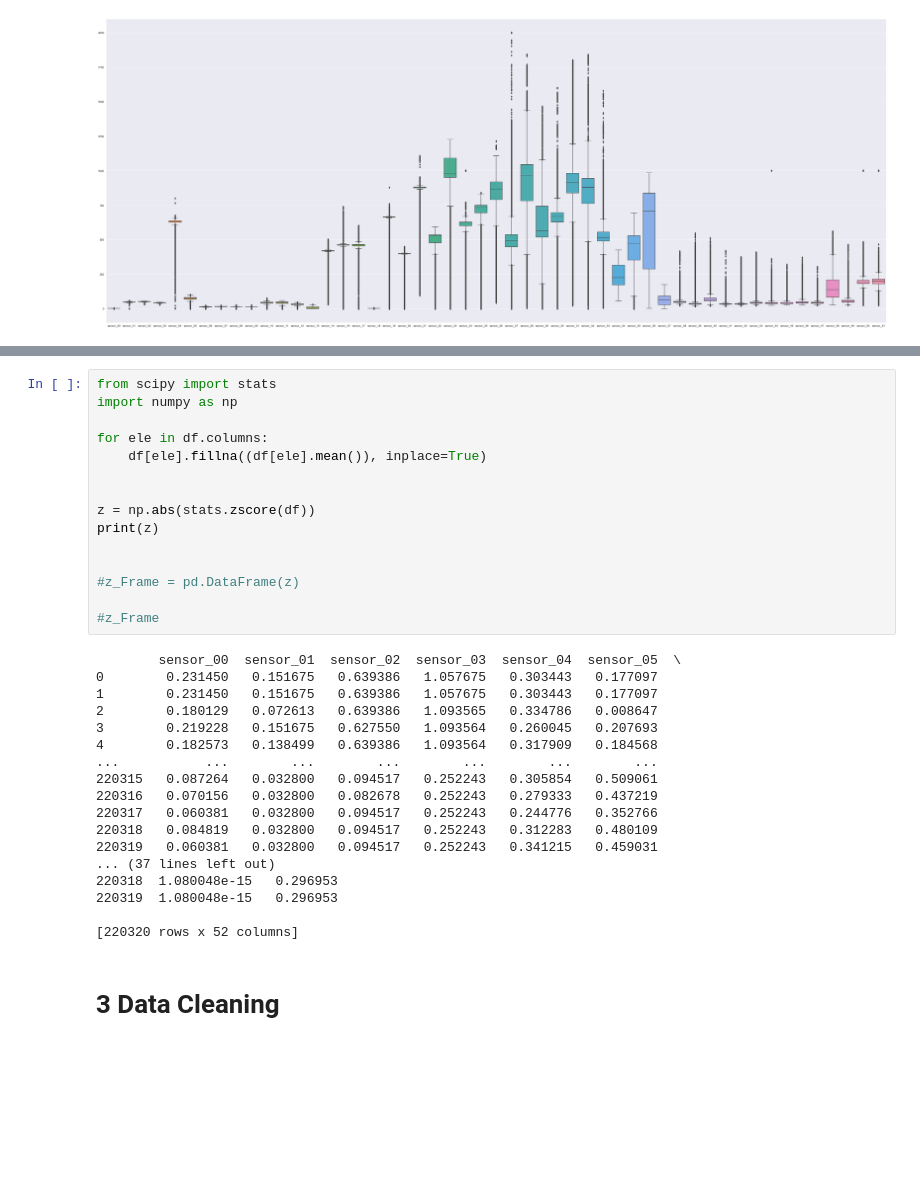
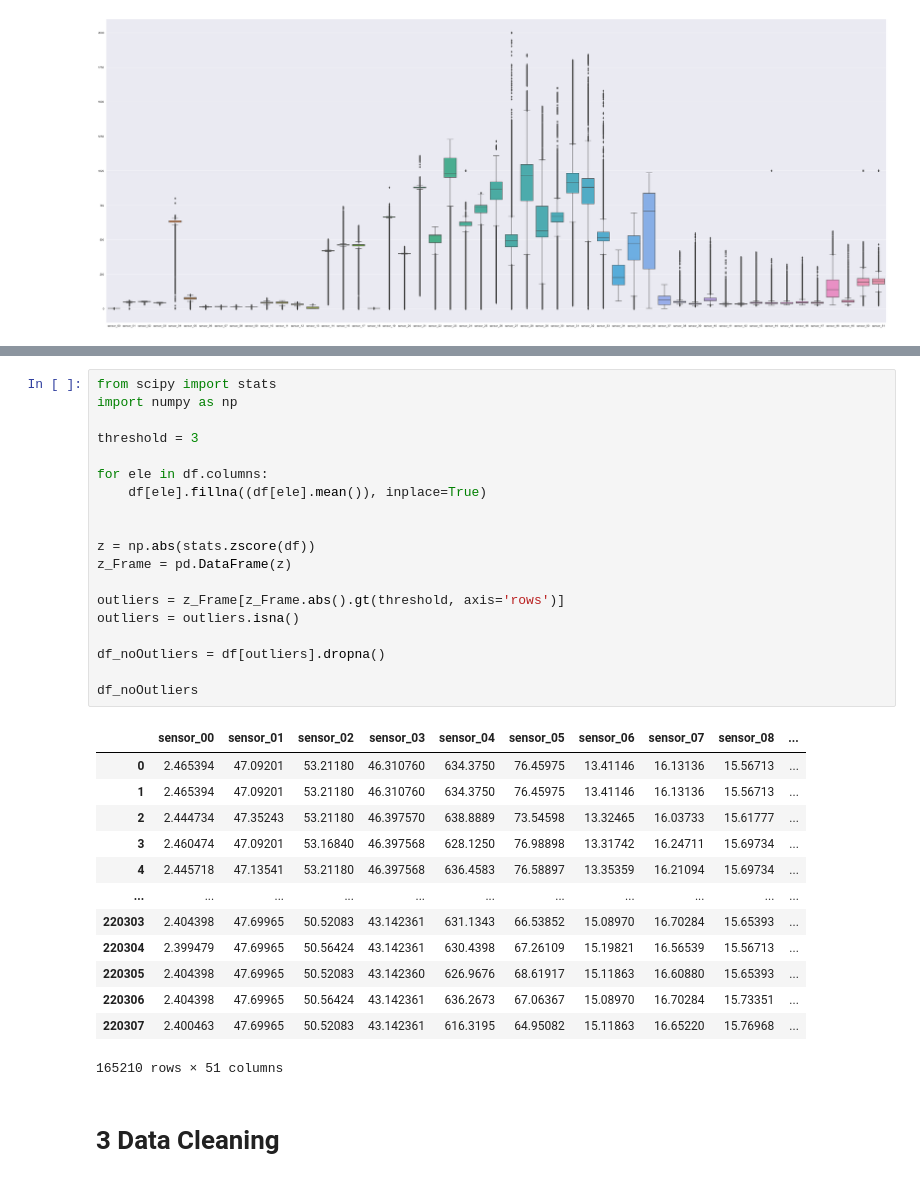
Before and after one commit to nils12344/PythonAdvancedGruppeD, a Jupyter notebook: Projekt Gruppe D.ipynb, the cells around one changed output, grey strips where cells are left out. Saved outputs shown, nothing was run; the diff lists cells and outputs as text; blank space fills up the shorter version.

Commit message:
Outlier detection and removal

```diff
--- a/Projekt Gruppe D.ipynb
+++ b/Projekt Gruppe D.ipynb
@@ -188,36 +188,36 @@ memory usage: 87.4 MB
 # %%
 from scipy import stats
 import numpy as np
+
+threshold = 3
 
 for ele in df.columns:
     df[ele].fillna((df[ele].mean()), inplace=True)
 
 
 z = np.abs(stats.zscore(df))
-print(z)
+z_Frame = pd.DataFrame(z)
 
+outliers = z_Frame[z_Frame.abs().gt(threshold, axis='rows')]
+outliers = outliers.isna()
 
-#z_Frame = pd.DataFrame(z)
+df_noOutliers = df[outliers].dropna()
 
-#z_Frame
+df_noOutliers
 # %% [output]
+|  | sensor_00 | sensor_01 | sensor_02 | sensor_03 | sensor_04 | sensor_05 | sensor_06 | sensor_07 | sensor_08 | ... |
+| 0 | 2.465394 | 47.09201 | 53.21180 | 46.310760 | 634.3750 | 76.45975 | 13.41146 | 16.13136 | 15.56713 | ... |
+| 1 | 2.465394 | 47.09201 | 53.21180 | 46.310760 | 634.3750 | 76.45975 | 13.41146 | 16.13136 | 15.56713 | ... |
+| 2 | 2.444734 | 47.35243 | 53.21180 | 46.397570 | 638.8889 | 73.54598 | 13.32465 | 16.03733 | 15.61777 | ... |
+| 3 | 2.460474 | 47.09201 | 53.16840 | 46.397568 | 628.1250 | 76.98898 | 13.31742 | 16.24711 | 15.69734 | ... |
+| 4 | 2.445718 | 47.13541 | 53.21180 | 46.397568 | 636.4583 | 76.58897 | 13.35359 | 16.21094 | 15.69734 | ... |
+| ... | ... | ... | ... | ... | ... | ... | ... | ... | ... | ... |
+| 220303 | 2.404398 | 47.69965 | 50.52083 | 43.142361 | 631.1343 | 66.53852 | 15.08970 | 16.70284 | 15.65393 | ... |
+| 220304 | 2.399479 | 47.69965 | 50.56424 | 43.142361 | 630.4398 | 67.26109 | 15.19821 | 16.56539 | 15.56713 | ... |
+| 220305 | 2.404398 | 47.69965 | 50.52083 | 43.142360 | 626.9676 | 68.61917 | 15.11863 | 16.60880 | 15.65393 | ... |
+| 220306 | 2.404398 | 47.69965 | 50.56424 | 43.142361 | 636.2673 | 67.06367 | 15.08970 | 16.70284 | 15.73351 | ... |
+| 220307 | 2.400463 | 47.69965 | 50.52083 | 43.142361 | 616.3195 | 64.95082 | 15.11863 | 16.65220 | 15.76968 | ... |
-        sensor_00  sensor_01  sensor_02  sensor_03  sensor_04  sensor_05  \
-0        0.231450   0.151675   0.639386   1.057675   0.303443   0.177097
-1        0.231450   0.151675   0.639386   1.057675   0.303443   0.177097
-2        0.180129   0.072613   0.639386   1.093565   0.334786   0.008647
-3        0.219228   0.151675   0.627550   1.093564   0.260045   0.207693
-4        0.182573   0.138499   0.639386   1.093564   0.317909   0.184568
-...           ...        ...        ...        ...        ...        ...
-220315   0.087264   0.032800   0.094517   0.252243   0.305854   0.509061
-220316   0.070156   0.032800   0.082678   0.252243   0.279333   0.437219
-220317   0.060381   0.032800   0.094517   0.252243   0.244776   0.352766
-220318   0.084819   0.032800   0.094517   0.252243   0.312283   0.480109
-220319   0.060381   0.032800   0.094517   0.252243   0.341215   0.459031
-... (37 lines left out)
-220318  1.080048e-15   0.296953
-220319  1.080048e-15   0.296953
-
-[220320 rows x 52 columns]
+165210 rows × 51 columns
 # %% [markdown]
 # 3 Data Cleaning <a class="anchor" id="3"></a>
 # %%
```
Also changed, not shown: parts of 2 cells of this notebook.
